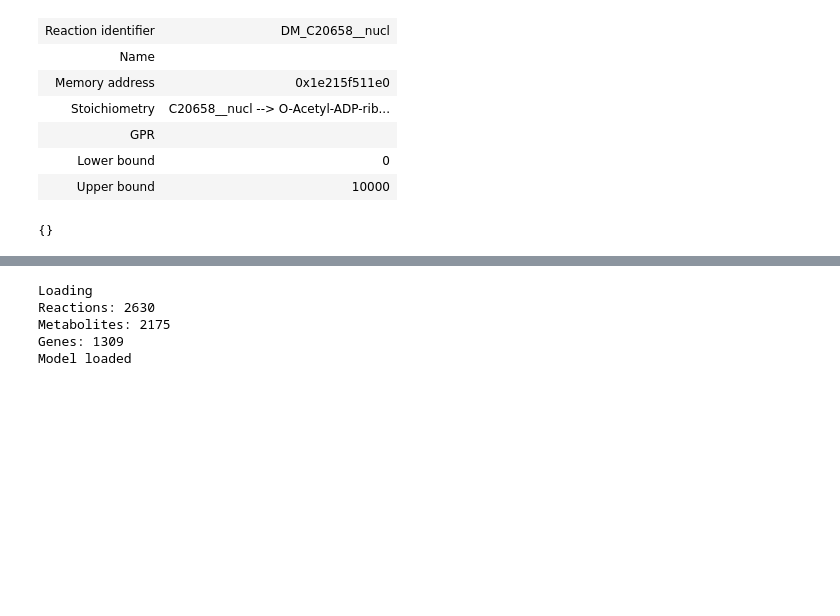
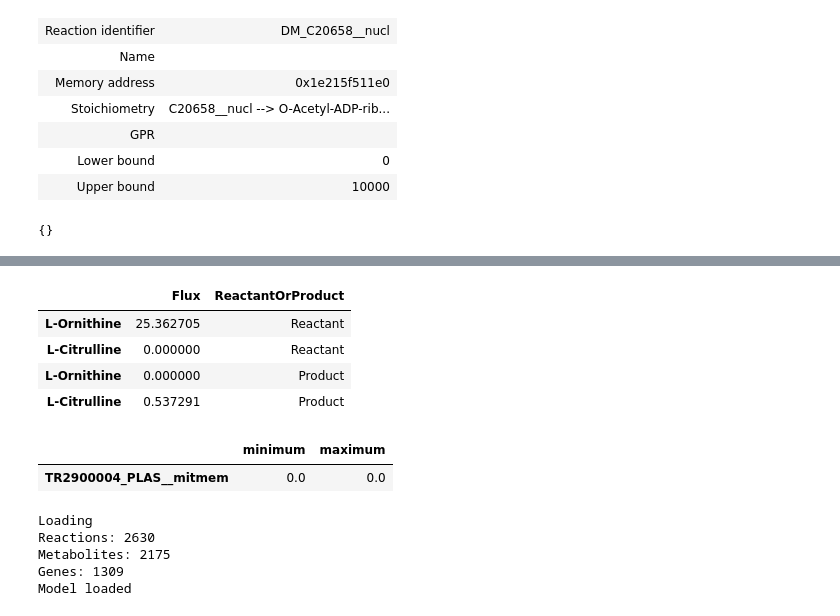
Before and after one commit to ecunha1996/GSMMutils, a Jupyter notebook: examples/Ngaditana.ipynb, the cells around one changed output, grey strips where cells are left out. Saved outputs shown, nothing was run; the diff lists cells and outputs as text; code cells hidden in the pictures; blank space fills up the shorter version.

```diff
--- a/examples/Ngaditana.ipynb
+++ b/examples/Ngaditana.ipynb
@@ -63,3 +86,17 @@ Model loaded
+# %%
+model.test_reaction("TR2900003_PLAS__mitmem")
+# %% [output]
+|  | Flux | ReactantOrProduct |
+| L-Ornithine | 25.362705 | Reactant |
+| L-Citrulline | 0.000000 | Reactant |
+| L-Ornithine | 0.000000 | Product |
+| L-Citrulline | 0.537291 | Product |
+# %%
+from cobra.flux_analysis import flux_variability_analysis as fva
+fva(model, ["TR2900004_PLAS__mitmem"], fraction_of_optimum=0.0)
+# %% [output]
+|  | minimum | maximum |
+| TR2900004_PLAS__mitmem | 0.0 | 0.0 |
 # %%
 from GSMMutils.utils.utils import get_biomass_mass
 
```
Also changed, not shown: parts of 5 cells of this notebook, 10 other files.
